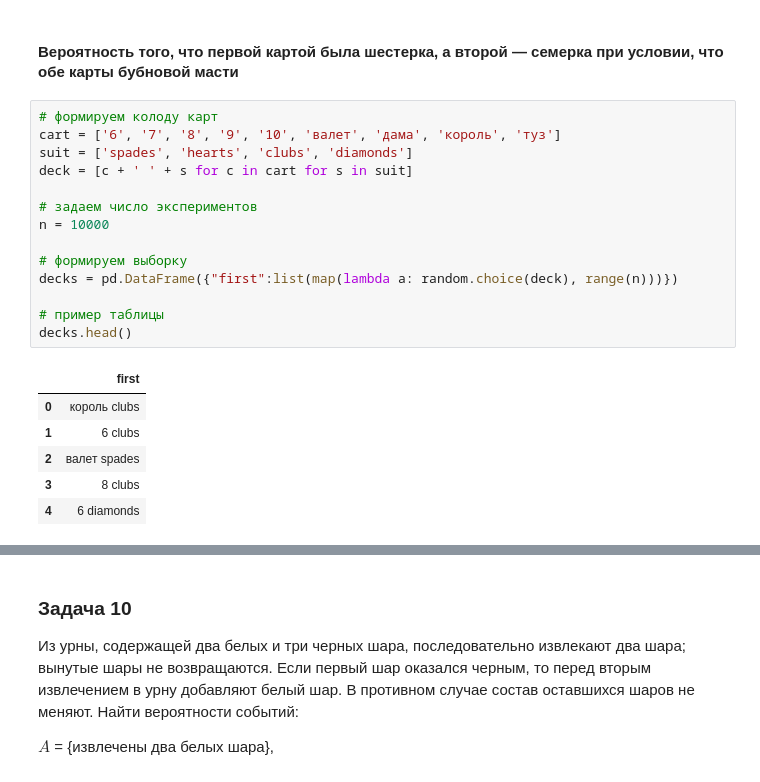
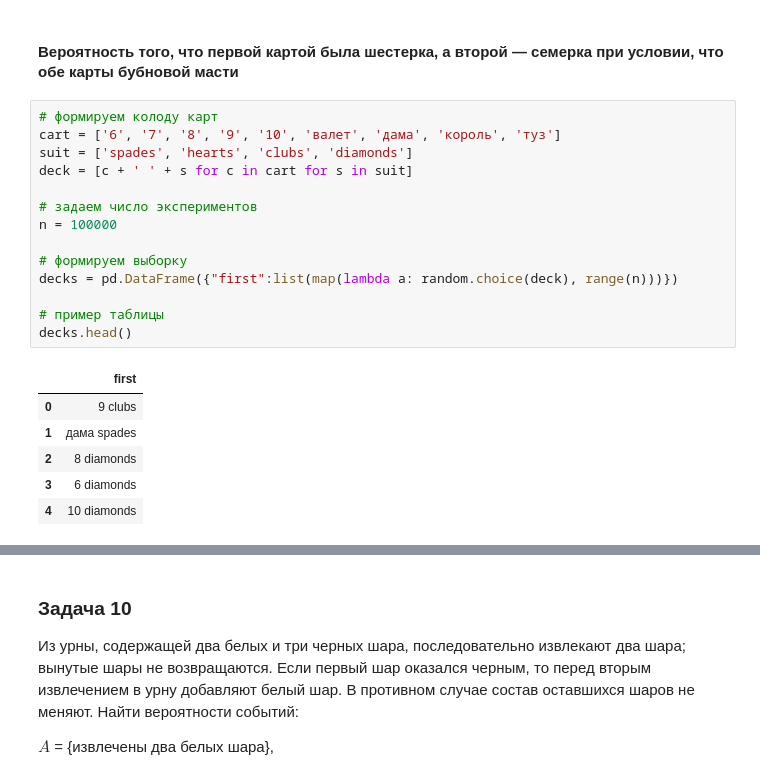
Before and after one commit to Avlaber/da_homeworks, a Jupyter notebook: Lesson 1 _ Практика.ipynb, the cells around one changed output, grey strips where cells are left out. Cells and saved outputs as stored; diff of their text form.

```diff
--- a/Lesson 1 _ Практика.ipynb
+++ b/Lesson 1 _ Практика.ipynb
@@ -498,24 +498,24 @@ print('Вероятность события "первая карта - шест
 # %%
 # формируем колоду карт
 cart = ['6', '7', '8', '9', '10', 'валет', 'дама', 'король', 'туз']
 suit = ['spades', 'hearts', 'clubs', 'diamonds']
 deck = [c + ' ' + s for c in cart for s in suit]
 
 # задаем число экспериментов
-n = 10000
+n = 100000
 
 # формируем выборку
 decks = pd.DataFrame({"first":list(map(lambda a: random.choice(deck), range(n)))})
 
 # пример таблицы
 decks.head()
 # %% [output]
 |  | first |
-| 0 | король clubs |
-| 1 | 6 clubs |
-| 2 | валет spades |
-| 3 | 8 clubs |
-| 4 | 6 diamonds |
+| 0 | 9 clubs |
+| 1 | дама spades |
+| 2 | 8 diamonds |
+| 3 | 6 diamonds |
+| 4 | 10 diamonds |
 # %%
 # заполним второй столбец случайными картами из колоды с учётом, что первая карта выбывает из "вариантов"
 
```
Also changed, not shown: parts of 17 cells of this notebook.
